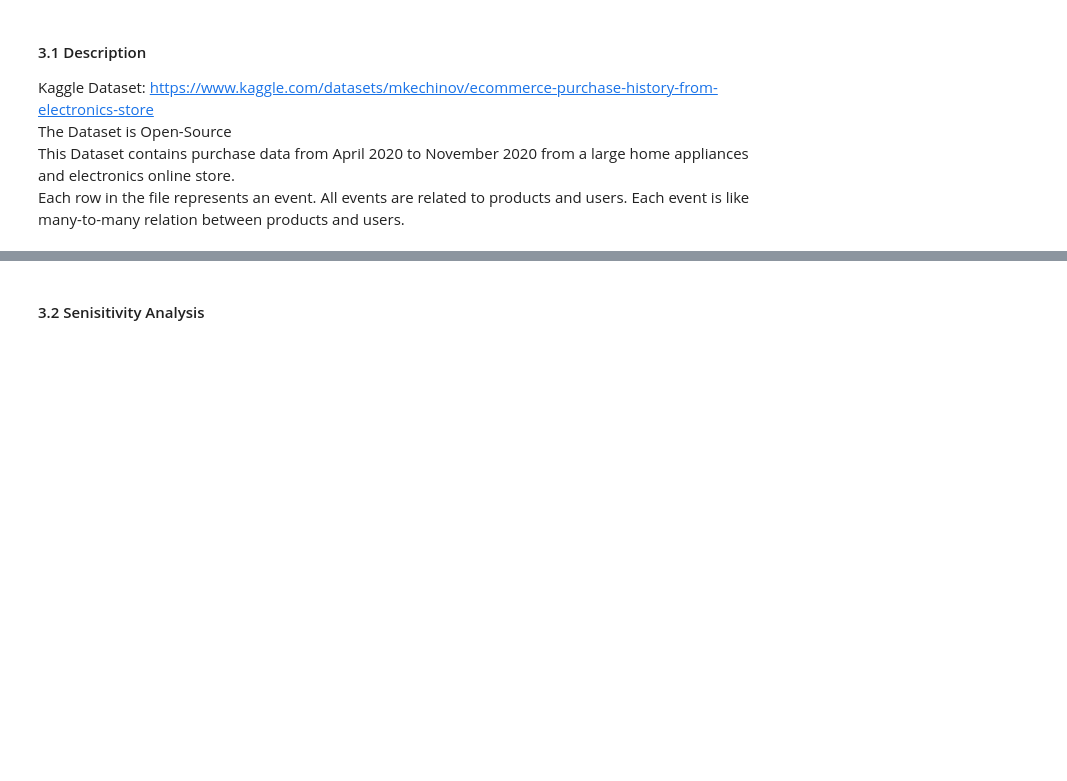
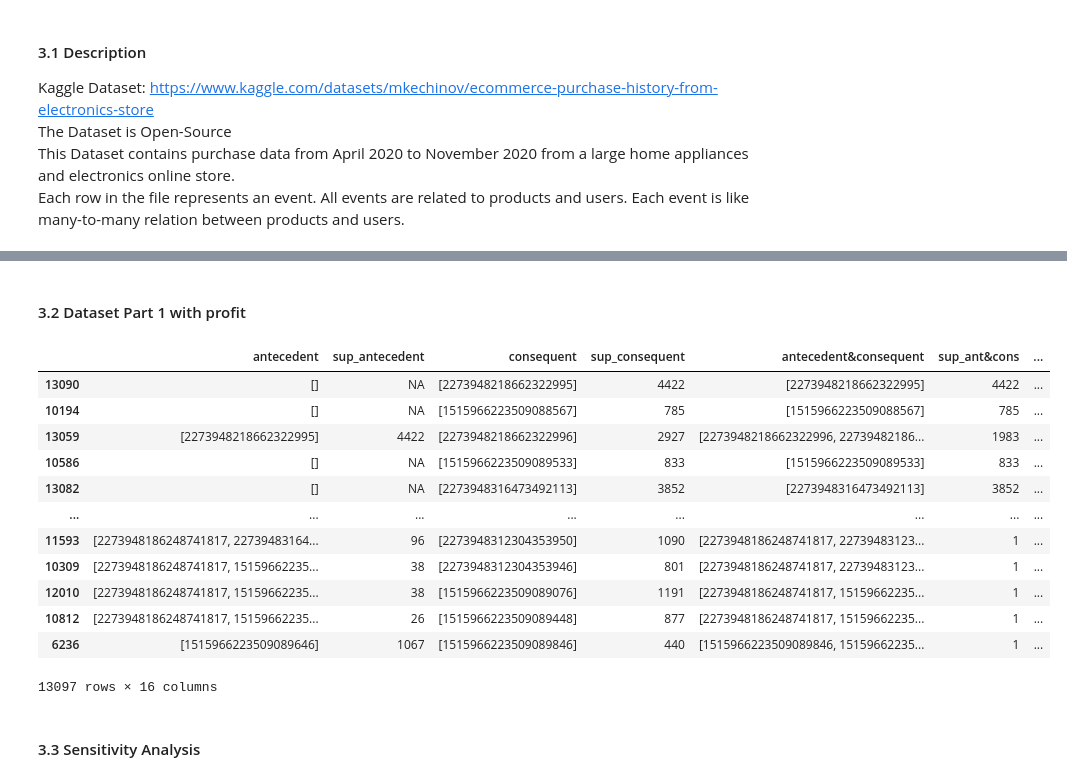
Before and after one commit to dawei7/Detecting-patterns-in-purchase-history-using-association-rule-learning-methods, a Jupyter notebook: Analysis/Detecting-patterns-in-purchase-history-using-association-rule-learning-methods.ipynb, the cells around one changed output, grey strips where cells are left out. Cells and saved outputs as stored; diff of their text form; code cells hidden in the pictures; blank space fills up the shorter version.

```diff
--- a/Analysis/Detecting-patterns-in-purchase-history-using-association-rule-learning-methods.ipynb
+++ b/Analysis/Detecting-patterns-in-purchase-history-using-association-rule-learning-methods.ipynb
@@ -265,0 +279,10 @@ Each row in the file represents an event. All events are related to products and
+# %%
+data["date"] = pd.to_datetime(data['event_time']).dt.date
+max_date = data["date"].max()
+data["margin"] = 0.1
+data["profit"] = data["price"] * data["margin"]
+max_profit = data["profit"].max()
+
+data = data.groupby("order_id",dropna=True)["product_id","date","price","margin"].agg(lambda x: list(x))
+
+data
@@ -266,2 +304,36 @@ Each row in the file represents an event. All events are related to products and
+# %% [markdown]
+#### 3.2 Dataset Part 1 with profit
+# %%
+import modified_fp_growth_algorithm.modified_fp_growth_latest as mod_fp_growth
+
+#For better trackingI take price instead of profit as profit, because tracking ius easier and at moment I anyway just multiply by 0.1 for profit
+# We see how "super efficient it is, only 6.8 seconds for 13k rules inclduing writing to Excel"
+rules = mod_fp_growth.fpgrowthFromDataFrame(\
+    data,
+    minSupRatio=0.001,
+    maxSupRatio=1,
+    minConf=0,
+    item_col=1,
+    profit_col=3,
+    max_profit = max_profit,
+    profit_sensitivity = lambda x : 1 * x
+    )
+
+rules.to_excel("fp_groth_out.xlsx",index=False)
+rules
+# %% [output]
+|  | antecedent | sup_antecedent | consequent | sup_consequent | antecedent&consequent | sup_ant&cons | ... |
+| 13090 | [] | NA | [2273948218662322995] | 4422 | [2273948218662322995] | 4422 | ... |
+| 10194 | [] | NA | [1515966223509088567] | 785 | [1515966223509088567] | 785 | ... |
+| 13059 | [2273948218662322995] | 4422 | [2273948218662322996] | 2927 | [2273948218662322996, 22739482186... | 1983 | ... |
+| 10586 | [] | NA | [1515966223509089533] | 833 | [1515966223509089533] | 833 | ... |
+| 13082 | [] | NA | [2273948316473492113] | 3852 | [2273948316473492113] | 3852 | ... |
+| ... | ... | ... | ... | ... | ... | ... | ... |
+| 11593 | [2273948186248741817, 22739483164... | 96 | [2273948312304353950] | 1090 | [2273948186248741817, 22739483123... | 1 | ... |
+| 10309 | [2273948186248741817, 15159662235... | 38 | [2273948312304353946] | 801 | [2273948186248741817, 22739483123... | 1 | ... |
+| 12010 | [2273948186248741817, 15159662235... | 38 | [1515966223509089076] | 1191 | [2273948186248741817, 15159662235... | 1 | ... |
+| 10812 | [2273948186248741817, 15159662235... | 26 | [1515966223509089448] | 877 | [2273948186248741817, 15159662235... | 1 | ... |
+| 6236 | [1515966223509089646] | 1067 | [1515966223509089846] | 440 | [1515966223509089846, 15159662235... | 1 | ... |
+13097 rows × 16 columns
 # %% [markdown]
-#### 3.2 Senisitivity Analysis
+#### 3.3 Sensitivity Analysis
```
Also changed, not shown: parts of 8 cells of this notebook, 55 other files.
